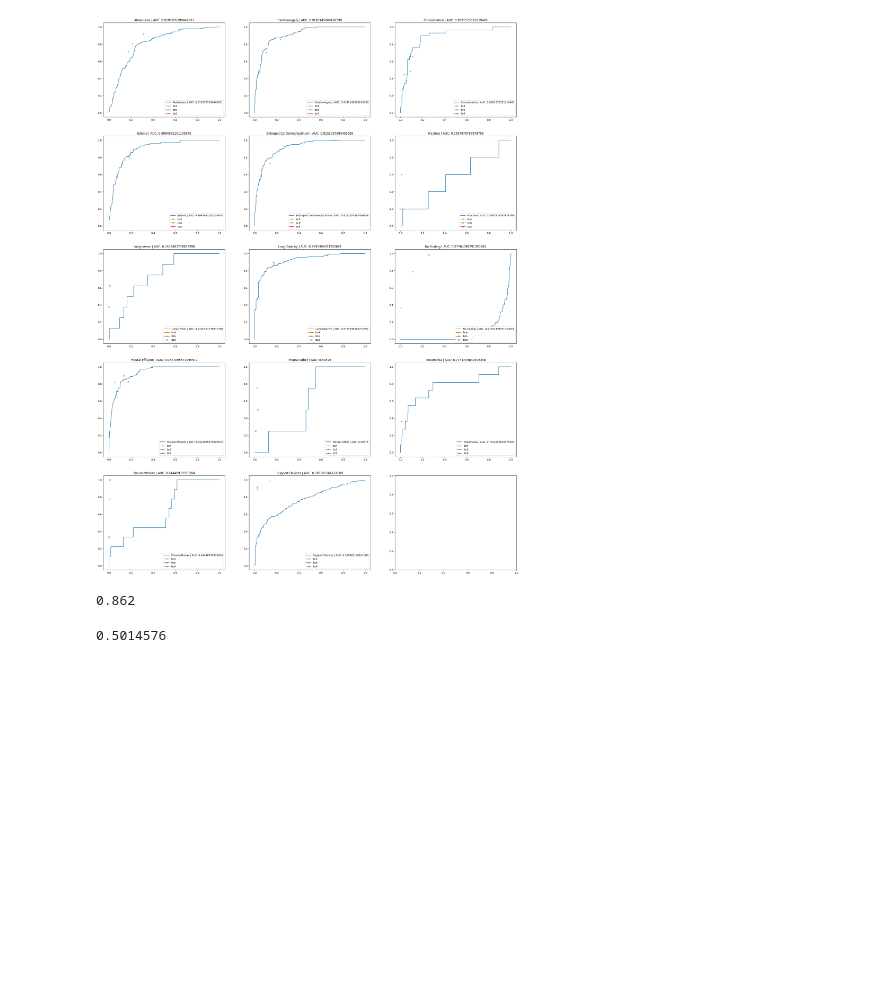
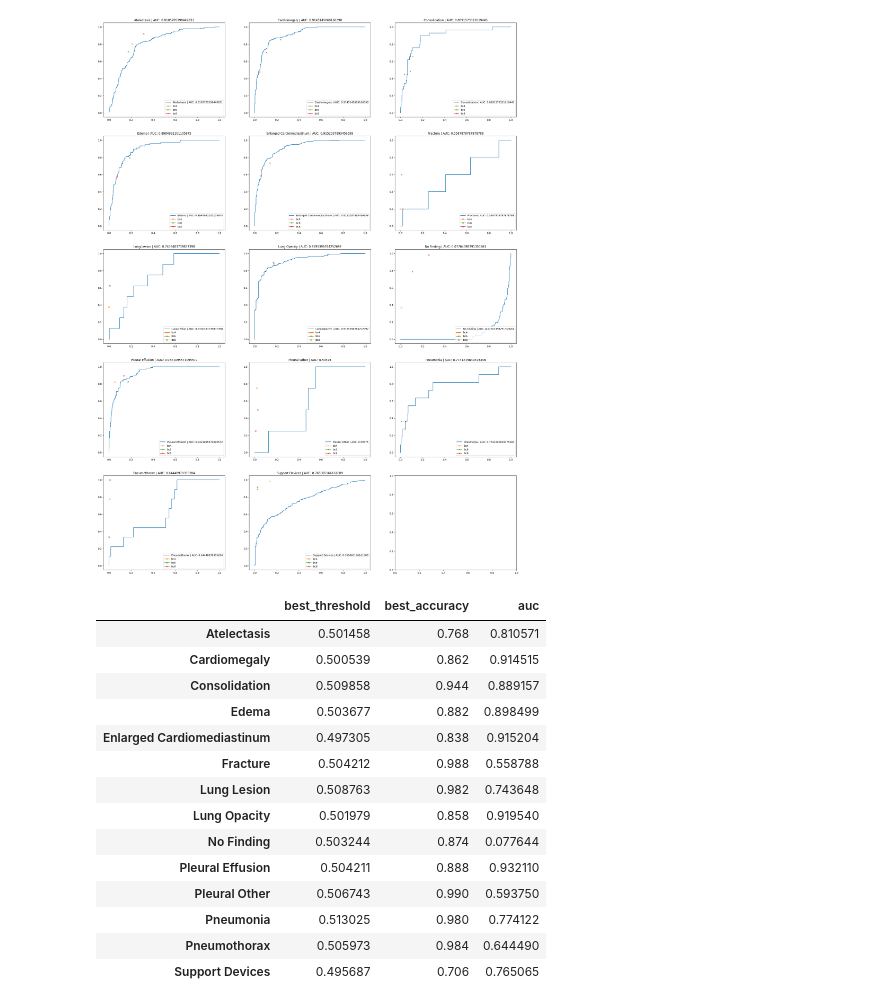
Before and after one commit to monolabs/cxr, a Jupyter notebook: notebooks/tests.ipynb, the cells around one changed output. Saved outputs shown, nothing was run; the diff lists cells and outputs as text; code cells hidden in the pictures; blank space fills up the shorter version.

Commit message:
docstrings and accuracy optimization

```diff
--- a/notebooks/tests.ipynb
+++ b/notebooks/tests.ipynb
@@ -53,10 +42,9 @@ predicting with model 10/10
 # %%
-# pred = np.load('../data/pred.npy')
-# avg_pred = pred.mean(axis=0)
+pred = np.load('../data/pred.npy')
+avg_pred = pred.mean(axis=0)
 
 true = make_true_labels('../data/groundtruth.csv', classnames)
 # %%
-results = {}
+aucs = []
 for i in range(avg_pred.shape[-1]):
-    results[classnames[i]] = roc_auc_score(true[:, i], avg_pred[:, i])
-results
+    aucs.append(roc_auc_score(true[:, i], avg_pred[:, i]))
@@ -128,8 +90,26 @@ for thresh in p:
-# %%
-best_accuracy
-# %% [output]
-0.862
-# %%
-best_thresh
-# %% [output]
-0.5014576
+# %%
+# results
+
+best_thresholds, best_accuracies = optimize_accuracy(true, avg_pred)
+df_results = pd.DataFrame(index=classnames)
+df_results['best_threshold'] = best_thresholds
+df_results['best_accuracy'] = best_accuracies
+df_results['auc'] = aucs
+
+df_results
+# %% [output]
+|  | best_threshold | best_accuracy | auc |
+| Atelectasis | 0.501458 | 0.768 | 0.810571 |
+| Cardiomegaly | 0.500539 | 0.862 | 0.914515 |
+| Consolidation | 0.509858 | 0.944 | 0.889157 |
+| Edema | 0.503677 | 0.882 | 0.898499 |
+| Enlarged Cardiomediastinum | 0.497305 | 0.838 | 0.915204 |
+| Fracture | 0.504212 | 0.988 | 0.558788 |
+| Lung Lesion | 0.508763 | 0.982 | 0.743648 |
+| Lung Opacity | 0.501979 | 0.858 | 0.919540 |
+| No Finding | 0.503244 | 0.874 | 0.077644 |
+| Pleural Effusion | 0.504211 | 0.888 | 0.932110 |
+| Pleural Other | 0.506743 | 0.990 | 0.593750 |
+| Pneumonia | 0.513025 | 0.980 | 0.774122 |
+| Pneumothorax | 0.505973 | 0.984 | 0.644490 |
+| Support Devices | 0.495687 | 0.706 | 0.765065 |
```
Also changed, not shown: parts of 3 cells of this notebook, 1 other file.
